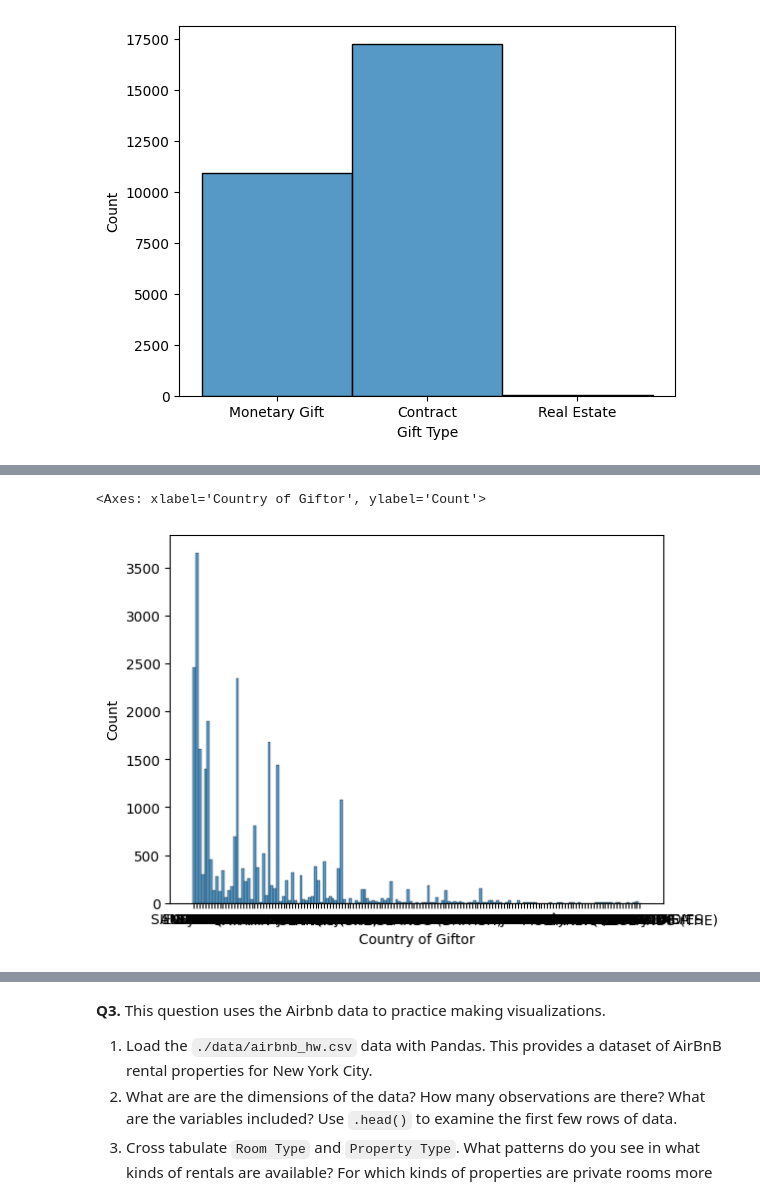
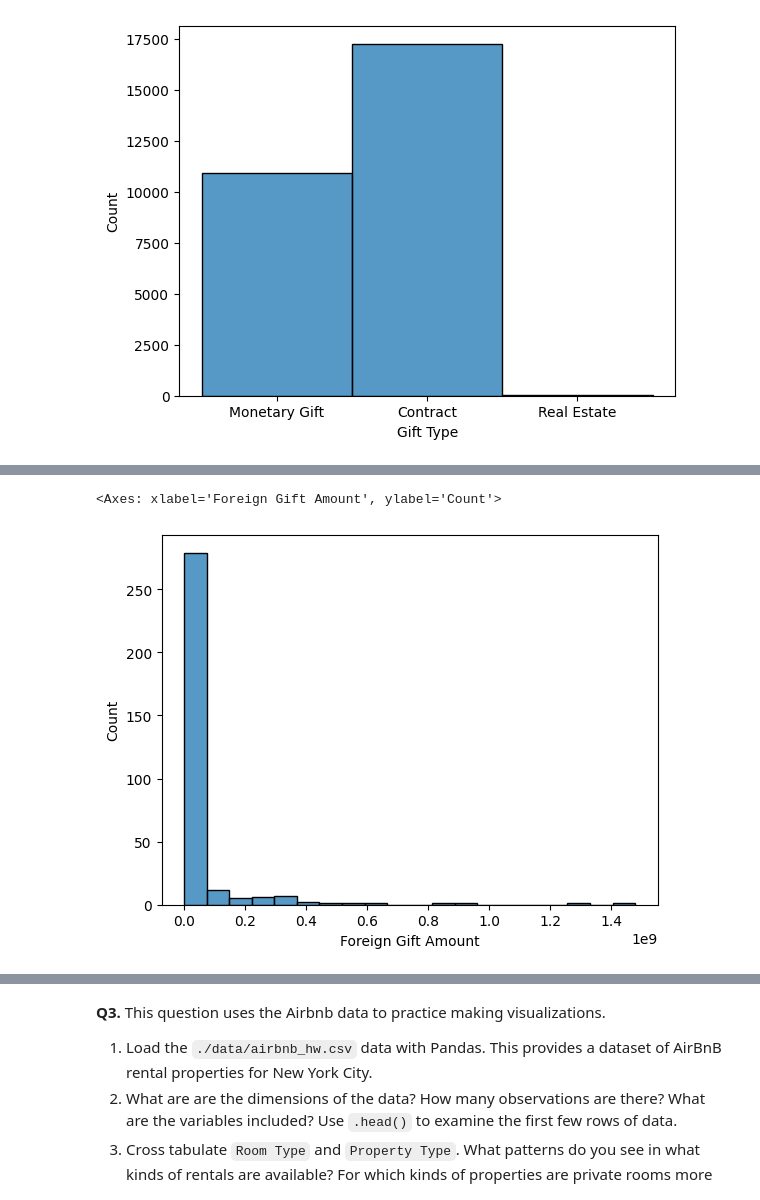
Before and after one commit to teaganabritten/EDAfork, a Jupyter notebook: assignment/assignment.ipynb, the cells around one changed output, grey strips where cells are left out. Saved outputs shown, nothing was run; the diff lists cells and outputs as text; code cells hidden in the pictures.

```diff
--- a/assignment/assignment.ipynb
+++ b/assignment/assignment.ipynb
@@ -71,0 +109,7 @@ sns.histplot(foreigngifts['Gift Type'])
+# %%
+foreigngifts['Log Amount'] = np.log(foreigngifts['Foreign Gift Amount'])
+amountbytype = foreigngifts.groupby('Gift Type')['Log Amount']
+
+for name, group in amountbytype:
+    sns.kdeplot(group, label=name)
+plt.legend()
@@ -71,0 +163,4 @@ sns.histplot(foreigngifts['Gift Type'])
+# %%
+# 6
+fginstitutions = foreigngifts.groupby('Institution Name')['Foreign Gift Amount'].sum().sort_values(ascending=False)
+print(fginstitutions.head(15))
@@ -72,5 +185,5 @@ sns.histplot(foreigngifts['Gift Type'])
 # %%
-sns.histplot(foreigngifts['Country of Giftor'], bins=20)
+sns.histplot(fginstitutions, bins=20)
 # %% [output]
-<Axes: xlabel='Country of Giftor', ylabel='Count'>
+<Axes: xlabel='Foreign Gift Amount', ylabel='Count'>
-[figure, old version]
+[figure, new version]
```
Also changed, not shown: parts of 36 cells of this notebook.
